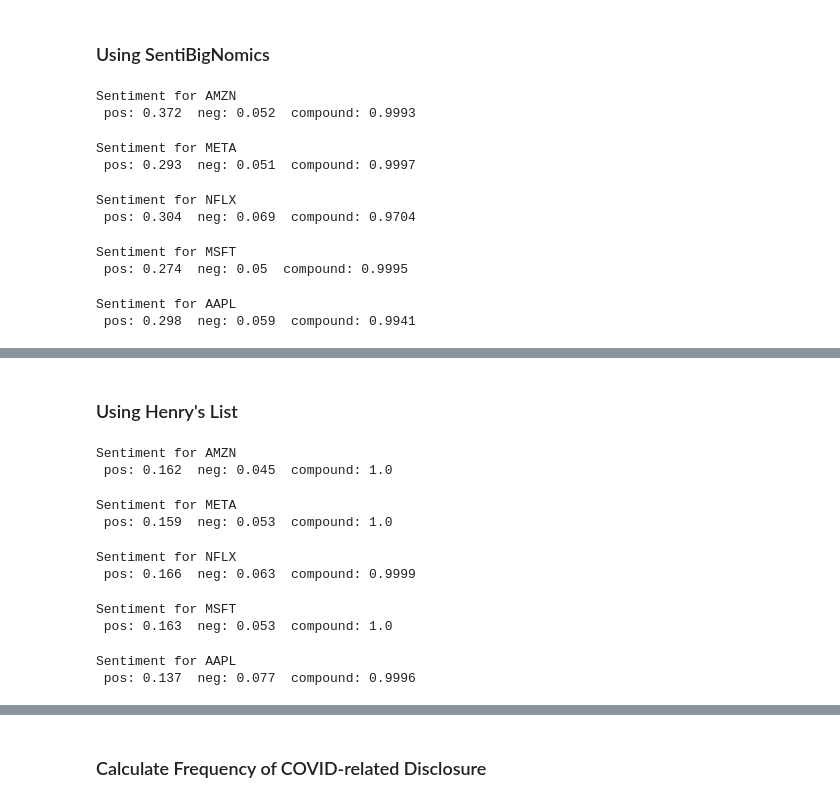
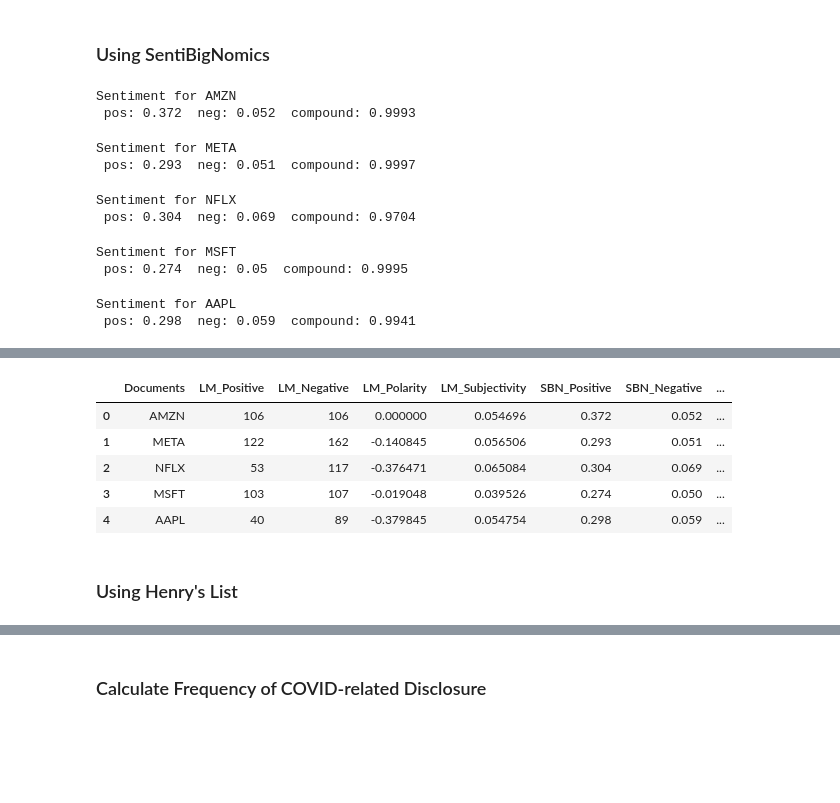
Before and after one commit to lakshyaag/INSY-669-Group-Project, a Jupyter notebook: sentiment_analysis.ipynb, the cells around one changed output, grey strips where cells are left out. Cells and saved outputs as stored; diff of their text form; code cells hidden in the pictures; blank space fills up the shorter version.

```diff
--- a/sentiment_analysis.ipynb
+++ b/sentiment_analysis.ipynb
@@ -264,22 +290,39 @@ result operation 8221 ; part ii , item 7 company 8217 ; annual rep',
 )
 # %% [markdown]
 ### Using SentiBigNomics
-# %%
-for k, v in docs.items():
-    print(
-        f"[bold green]Sentiment for {k}[/bold green]\n",
-        f"pos: {finvader(preprocessing_text(v), use_sentibignomics=True, indicator='pos')} ",
-        f"neg: {finvader(preprocessing_text(v), use_sentibignomics=True, indicator='neg')} ",
-        f"compound: {finvader(preprocessing_text(v), use_sentibignomics=True, indicator='compound')}"
-    )
-# %% [output]
-Sentiment for AMZN
- pos: 0.372  neg: 0.052  compound: 0.9993
-Sentiment for META
- pos: 0.293  neg: 0.051  compound: 0.9997
-Sentiment for NFLX
- pos: 0.304  neg: 0.069  compound: 0.9704
-Sentiment for MSFT
- pos: 0.274  neg: 0.05  compound: 0.9995
-Sentiment for AAPL
- pos: 0.298  neg: 0.059  compound: 0.9941
+# %%
+SBN_res = []
+
+for k, v in docs.items():
+    pos = finvader(preprocessing_text(v), use_sentibignomics=True, indicator='pos')
+    neg = finvader(preprocessing_text(v), use_sentibignomics=True, indicator='neg')
+    compound = finvader(preprocessing_text(v), use_sentibignomics=True, indicator='compound')
+
+    print(
+        f"[bold green]Sentiment for {k}[/bold green]\n",
+        f"pos: {pos}",
+        f"neg: {neg}",
+        f"compound: {compound}"
+    )
+
+    SBN_res.append(
+        {
+            "SBN_Positive": pos,
+            "SBN_Negative": neg,
+            "SBN_Compound": compound
+        }
+    )
+
+result = pd.concat([result, pd.DataFrame(SBN_res)], axis=1)
+result
+# %% [output]
+Sentiment for AMZN
+ pos: 0.372  neg: 0.052  compound: 0.9993
+Sentiment for META
+ pos: 0.293  neg: 0.051  compound: 0.9997
+Sentiment for NFLX
+ pos: 0.304  neg: 0.069  compound: 0.9704
+Sentiment for MSFT
+ pos: 0.274  neg: 0.05  compound: 0.9995
+Sentiment for AAPL
+ pos: 0.298  neg: 0.059  compound: 0.9941
@@ -286,21 +330,8 @@ Sentiment for AAPL
+|  | Documents | LM_Positive | LM_Negative | LM_Polarity | LM_Subjectivity | SBN_Positive | SBN_Negative | ... |
+| 0 | AMZN | 106 | 106 | 0.000000 | 0.054696 | 0.372 | 0.052 | ... |
+| 1 | META | 122 | 162 | -0.140845 | 0.056506 | 0.293 | 0.051 | ... |
+| 2 | NFLX | 53 | 117 | -0.376471 | 0.065084 | 0.304 | 0.069 | ... |
+| 3 | MSFT | 103 | 107 | -0.019048 | 0.039526 | 0.274 | 0.050 | ... |
+| 4 | AAPL | 40 | 89 | -0.379845 | 0.054754 | 0.298 | 0.059 | ... |
 # %% [markdown]
 ### Using Henry's List
-# %%
-for k, v in docs.items():
-    print(
-        f"[bold green]Sentiment for {k}[/bold green]\n",
-        f"pos: {finvader(preprocessing_text(v), use_henry=True, indicator='pos')} ",
-        f"neg: {finvader(preprocessing_text(v), use_henry=True, indicator='neg')} ",
-        f"compound: {finvader(preprocessing_text(v), use_henry=True, indicator='compound')}"
-    )
-# %% [output]
-Sentiment for AMZN
- pos: 0.162  neg: 0.045  compound: 1.0
-Sentiment for META
- pos: 0.159  neg: 0.053  compound: 1.0
-Sentiment for NFLX
- pos: 0.166  neg: 0.063  compound: 0.9999
-Sentiment for MSFT
- pos: 0.163  neg: 0.053  compound: 1.0
-Sentiment for AAPL
- pos: 0.137  neg: 0.077  compound: 0.9996
```
Also changed, not shown: parts of 15 cells of this notebook, 1 other file.
